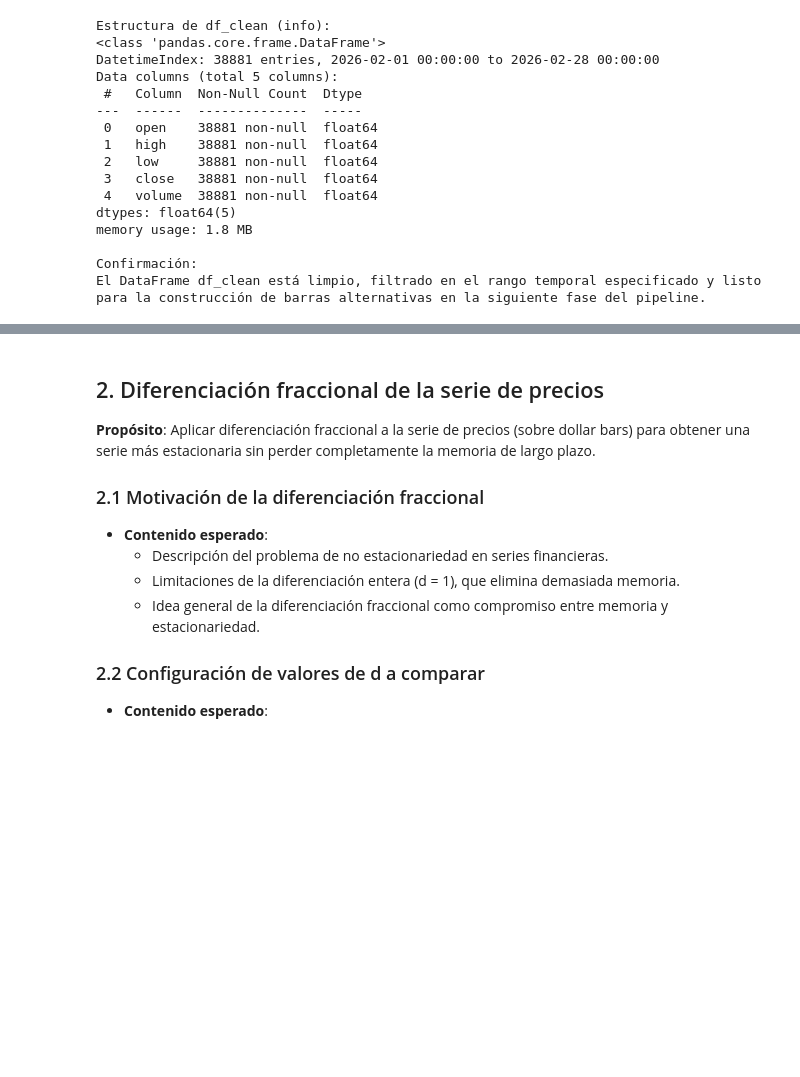
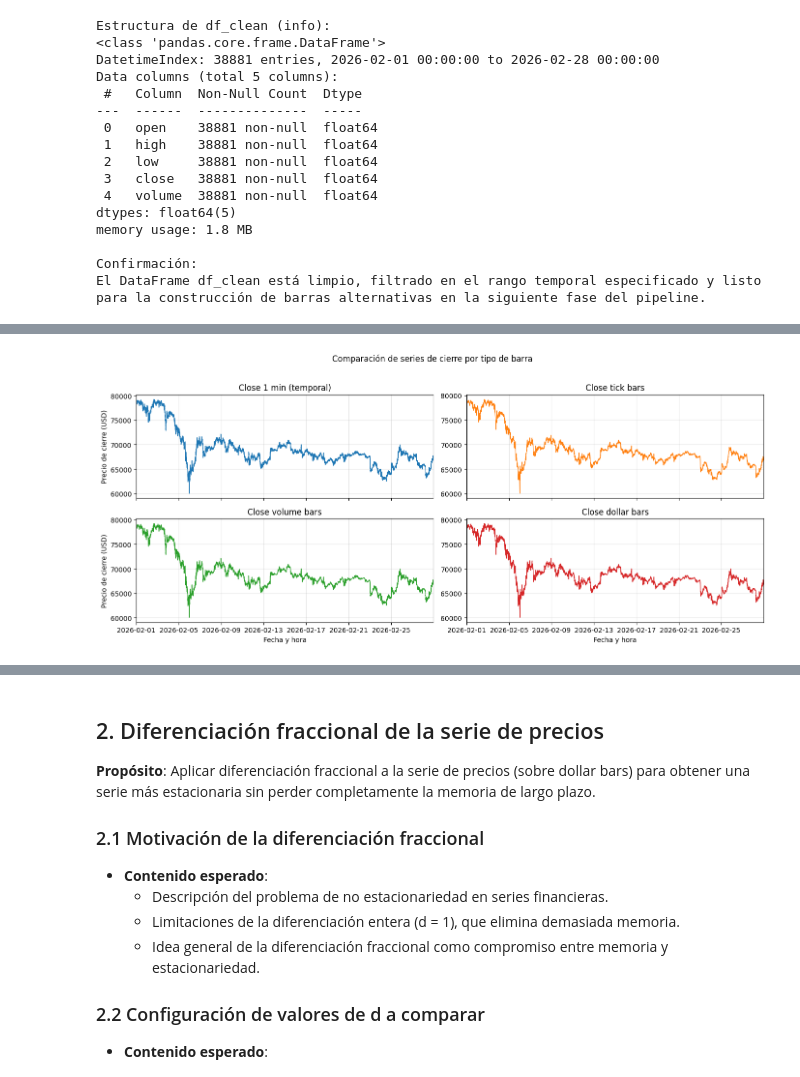
Before and after one commit to Romequinco/TAREA_PROCESADO_DATOS_FINANCIEROS_PARA_MACHINE_LEARNING, a Jupyter notebook: PREPROCESADO_DATOS_FINANCIEROS_.ipynb, the cells around one changed output, grey strips where cells are left out. Saved outputs shown, nothing was run; the diff lists cells and outputs as text; code cells hidden in the pictures; blank space fills up the shorter version.

```diff
--- a/PREPROCESADO_DATOS_FINANCIEROS_.ipynb
+++ b/PREPROCESADO_DATOS_FINANCIEROS_.ipynb
@@ -575,0 +887,55 @@ En esta sección se explicará que:
+# %%
+# Gráfica 2: comparación de las series de 'close' por método
+
+fig, axes = plt.subplots(2, 2, figsize=(14, 6), sharex=True)
+axes = axes.flatten()
+
+# Determinamos rango temporal común basado en el DataFrame base
+if 'df_base' not in globals():
+    if 'df' in globals():
+        df_base = df
+    elif 'df_clean' in globals():
+        df_base = df_clean
+    else:
+        raise RuntimeError("No se ha encontrado un DataFrame base para determinar el rango temporal.")
+
+df_base_filtered = df_base.loc[DATE_START:DATE_END]
+
+x_min = df_base_filtered.index.min()
+x_max = df_base_filtered.index.max()
+
+# 0) Serie original de 1 minuto
+axes[0].plot(df_base_filtered.index, df_base_filtered['close'], color='tab:blue', linewidth=1)
+axes[0].set_title('Close 1 min (temporal)')
+axes[0].grid(alpha=0.3)
+
+# 1) Tick bars
+axes[1].plot(df_tick.index, df_tick['close'], color='tab:orange', linewidth=1)
+axes[1].set_title('Close tick bars')
+axes[1].grid(alpha=0.3)
+
+# 2) Volume bars
+axes[2].plot(df_volume.index, df_volume['close'], color='tab:green', linewidth=1)
+axes[2].set_title('Close volume bars')
+axes[2].grid(alpha=0.3)
+
+# 3) Dollar bars
+axes[3].plot(df_dollar.index, df_dollar['close'], color='tab:red', linewidth=1)
+axes[3].set_title('Close dollar bars')
+axes[3].grid(alpha=0.3)
+
+for ax in axes:
+    ax.set_xlim(x_min, x_max)
+
+fig.suptitle('Comparación de series de cierre por tipo de barra', y=1.02)
+
+for ax in axes[2:]:
+    ax.set_xlabel('Fecha y hora')
+for ax in [axes[0], axes[2]]:
+    ax.set_ylabel('Precio de cierre (USD)')
+
+plt.tight_layout()
+
+plt.show()
+# %% [output]
+[figure, added]
```
Also changed, not shown: parts of 22 cells of this notebook.
